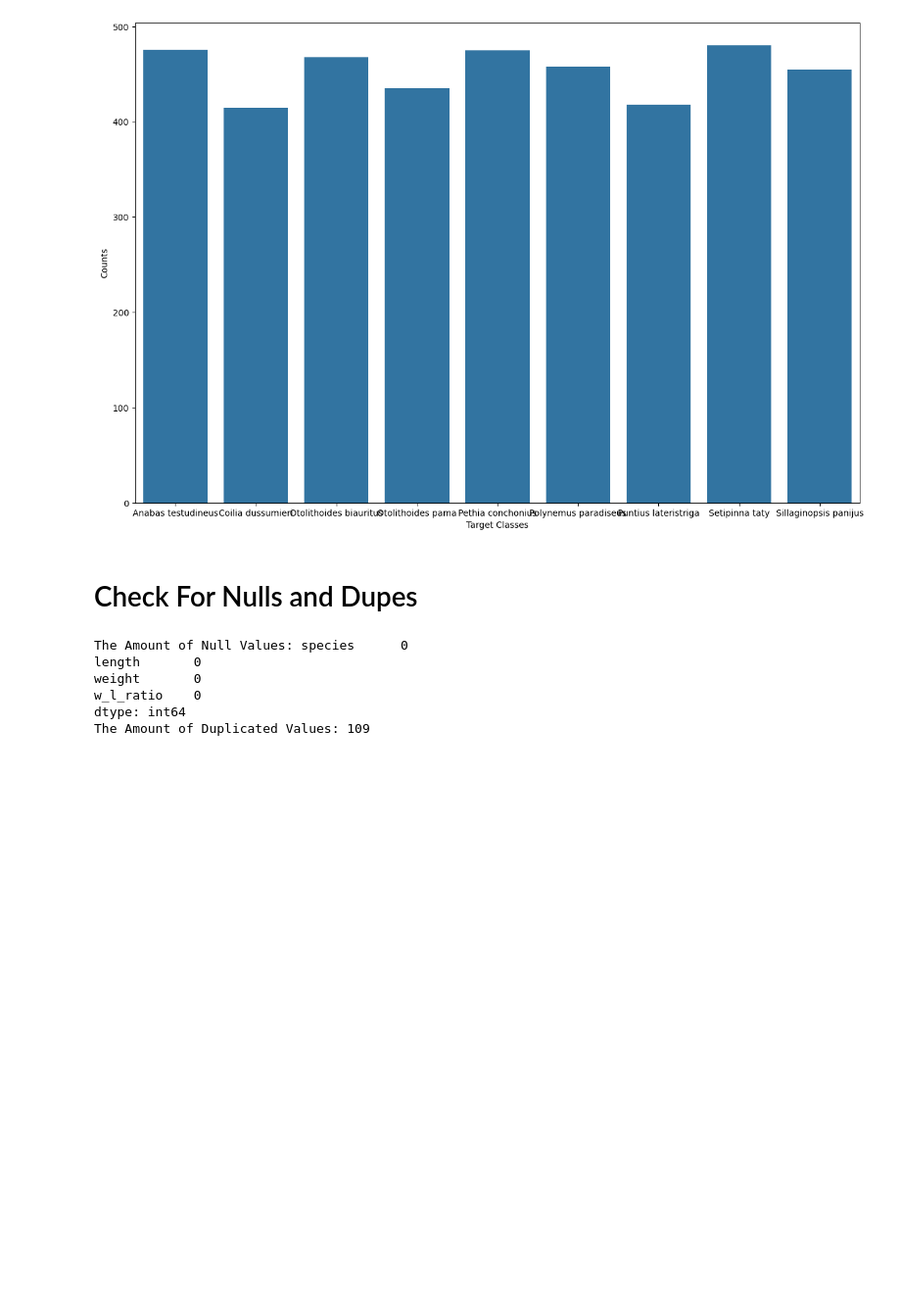
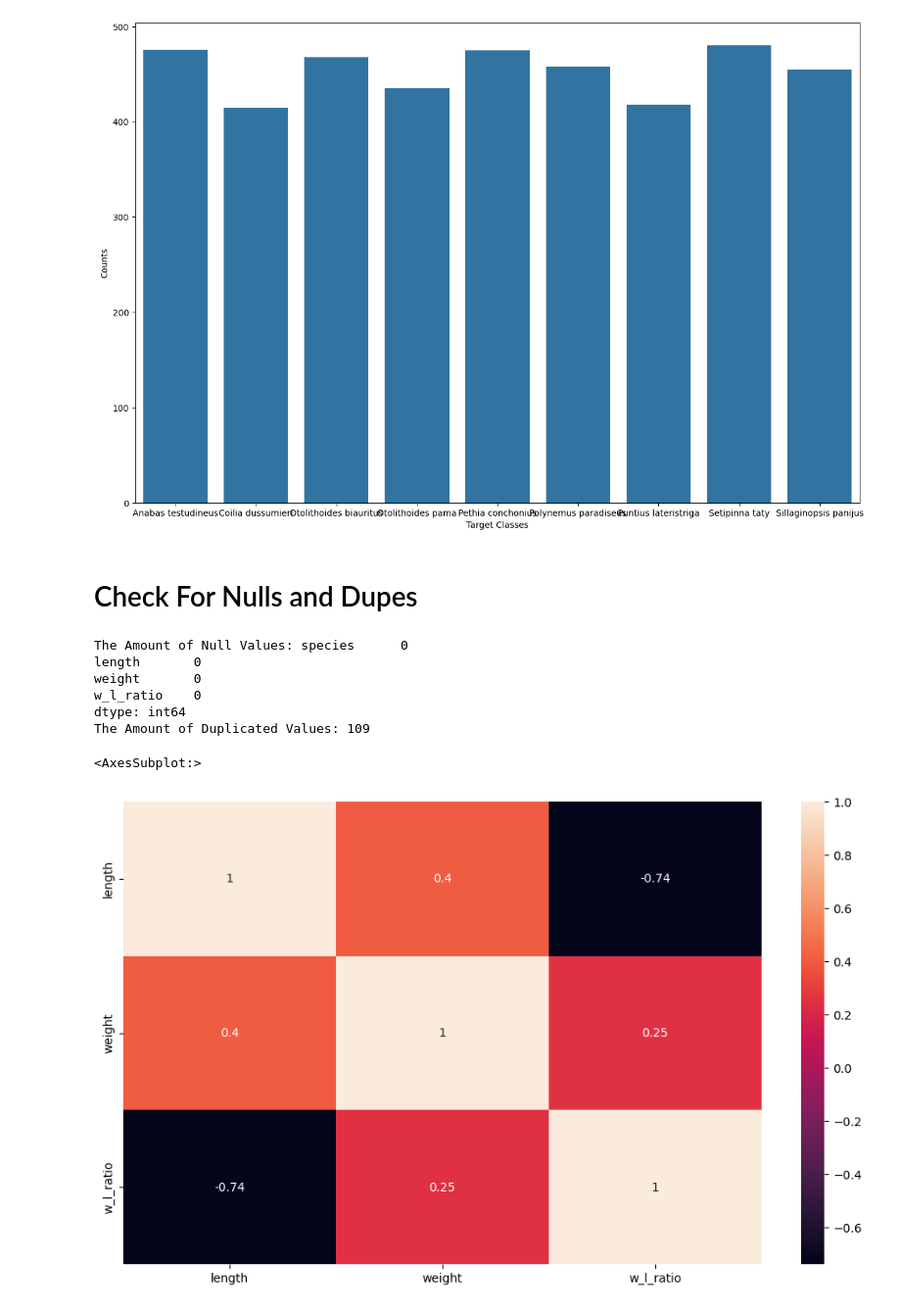
Before and after one commit to MaukanMir/Fish-Classification-Analysis, a Jupyter notebook: training.ipynb, the cells around one changed output. Shown at 98% size. Cells and saved outputs as stored; diff of their text form; code cells hidden in the pictures; blank space fills up the shorter version.

```diff
--- a/training.ipynb
+++ b/training.ipynb
@@ -87,3 +150,13 @@ dtype: int64
 The Amount of Duplicated Values: 109
 # %%
 df.drop_duplicates(inplace=True)
+# %%
+numerical_types = df.select_dtypes(exclude="object")
+
+relations = numerical_types.corr()
+plt.figure(figsize=(12, 7))
+
+sns.heatmap(data=relations, annot=True)
+# %% [output]
+<AxesSubplot:>
+[figure, added]
```
Also changed, not shown: parts of 8 cells of this notebook.
